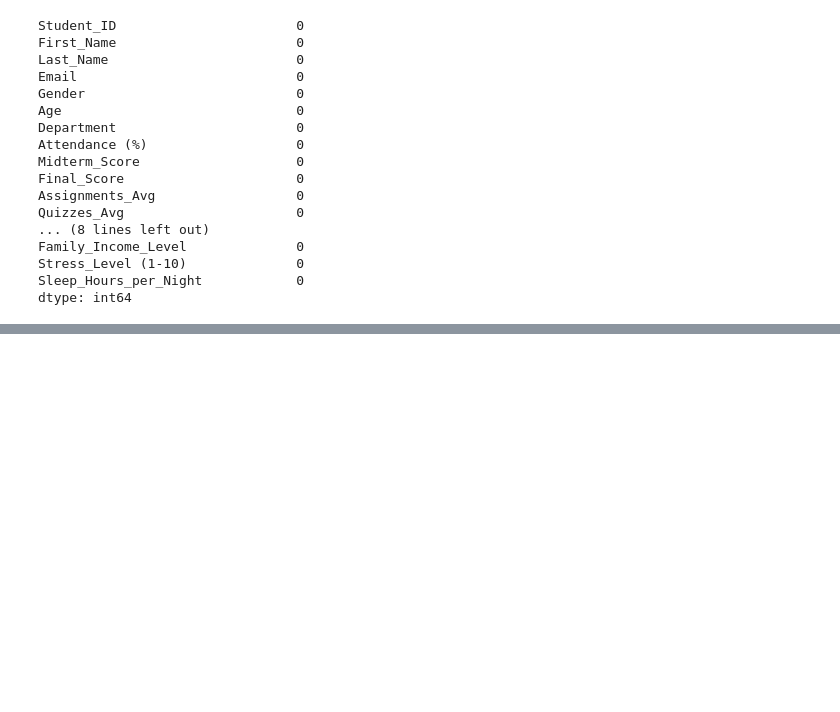
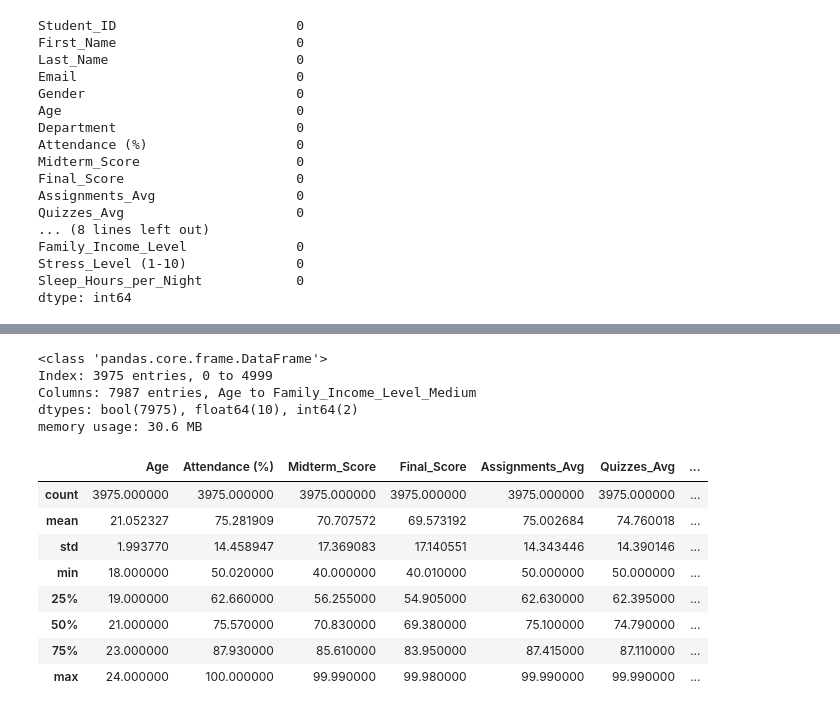
Before and after one commit to anonymousminh/GHWMLModel, a Jupyter notebook: notebooks/exploration.ipynb, the cells around one changed output, grey strips where cells are left out. Cells and saved outputs as stored; diff of their text form; code cells hidden in the pictures; blank space fills up the shorter version.

```diff
--- a/notebooks/exploration.ipynb
+++ b/notebooks/exploration.ipynb
@@ -56,3 +34,0 @@ stu_perf_df.dropna()
-# %%
-stu_perf_df = stu_perf_df.get_dummies(stu_perf_df, drop_first=True)
-stu_perf_df
@@ -60,0 +35,4 @@ AttributeError: 'DataFrame' object has no attribute 'get_dummies'
+# %%
+# Drop the missing value
+new_df = stu_perf_df.dropna()
+new_df
@@ -60,0 +53,3 @@ AttributeError: 'DataFrame' object has no attribute 'get_dummies'
+# %%
+new_df = pd.get_dummies(new_df, drop_first=True)
+new_df.head()
@@ -60,0 +64,18 @@ AttributeError: 'DataFrame' object has no attribute 'get_dummies'
+# %%
+new_df.info()
+new_df.describe()
+# %% [output]
+<class 'pandas.core.frame.DataFrame'>
+Index: 3975 entries, 0 to 4999
+Columns: 7987 entries, Age to Family_Income_Level_Medium
+dtypes: bool(7975), float64(10), int64(2)
+memory usage: 30.6 MB
+|  | Age | Attendance (%) | Midterm_Score | Final_Score | Assignments_Avg | Quizzes_Avg | ... |
+| count | 3975.000000 | 3975.000000 | 3975.000000 | 3975.000000 | 3975.000000 | 3975.000000 | ... |
+| mean | 21.052327 | 75.281909 | 70.707572 | 69.573192 | 75.002684 | 74.760018 | ... |
+| std | 1.993770 | 14.458947 | 17.369083 | 17.140551 | 14.343446 | 14.390146 | ... |
+| min | 18.000000 | 50.020000 | 40.000000 | 40.010000 | 50.000000 | 50.000000 | ... |
+| 25% | 19.000000 | 62.660000 | 56.255000 | 54.905000 | 62.630000 | 62.395000 | ... |
+| 50% | 21.000000 | 75.570000 | 70.830000 | 69.380000 | 75.100000 | 74.790000 | ... |
+| 75% | 23.000000 | 87.930000 | 85.610000 | 83.950000 | 87.415000 | 87.110000 | ... |
+| max | 24.000000 | 100.000000 | 99.990000 | 99.980000 | 99.990000 | 99.990000 | ... |
```
Also changed, not shown: parts of 6 cells of this notebook.
